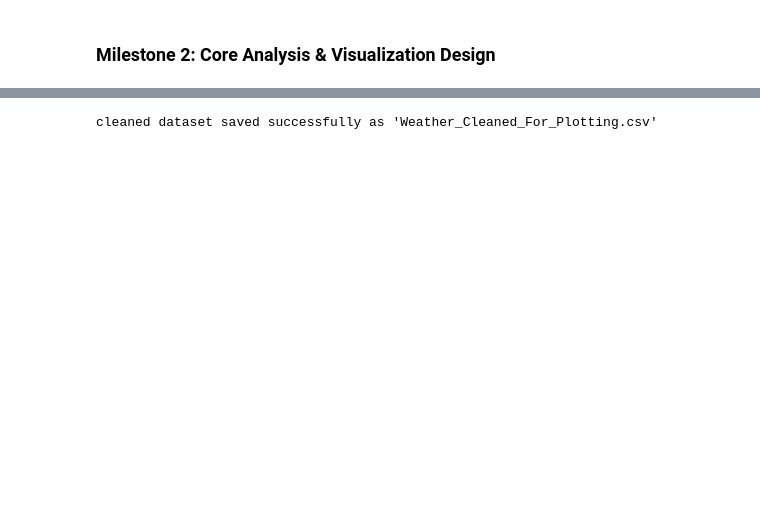
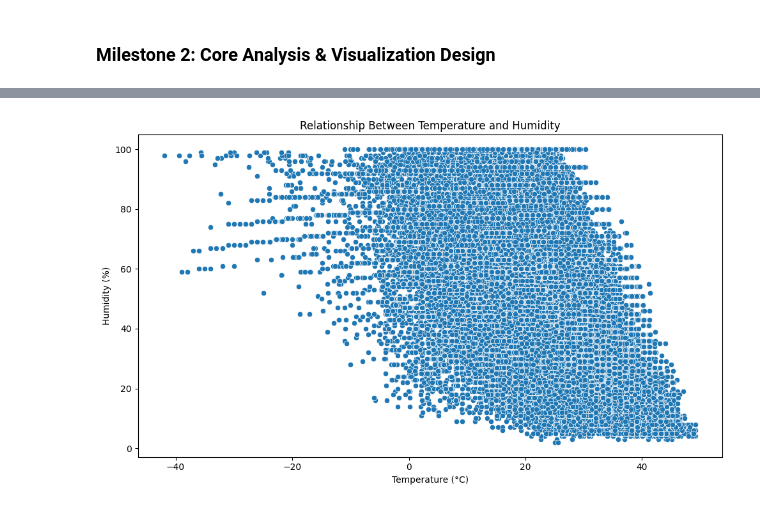
Before and after one commit to AdinathD/DV-Climatescope-AdinathDudlewar, a Jupyter notebook: Climatescope.ipynb, the cells around one changed output, grey strips where cells are left out. Drawn from its saved outputs; the diff is of its cells as text; code cells hidden in the pictures; blank space fills up the shorter version.

```diff
--- a/Climatescope.ipynb
+++ b/Climatescope.ipynb
@@ -414,7 +434,13 @@ plt.savefig('temperature_vs_humidity_by_continent.png', bbox_inches='tight')
-# %%
-# Save the analyzed and changed DataFrame to a new CSV file
-df_normalized.to_csv("Weather_Cleaned_For_Plotting.csv", index=True)
-
-print("cleaned dataset saved successfully as 'Weather_Cleaned_For_Plotting.csv'")
-# %% [output]
-cleaned dataset saved successfully as 'Weather_Cleaned_For_Plotting.csv'
+# %%
+# -------------------------------
+# Scatter Plot: Temperature vs. Humidity
+# -------------------------------
+plt.figure(figsize=(10, 6))
+sns.scatterplot(x='temperature_celsius', y='humidity', data=df_normalized)
+plt.title('Relationship Between Temperature and Humidity')
+plt.xlabel('Temperature (°C)')
+plt.ylabel('Humidity (%)')
+plt.tight_layout()
+plt.show()
+# %% [output]
+[figure, added]
```
Also changed, not shown: parts of 24 cells of this notebook.
